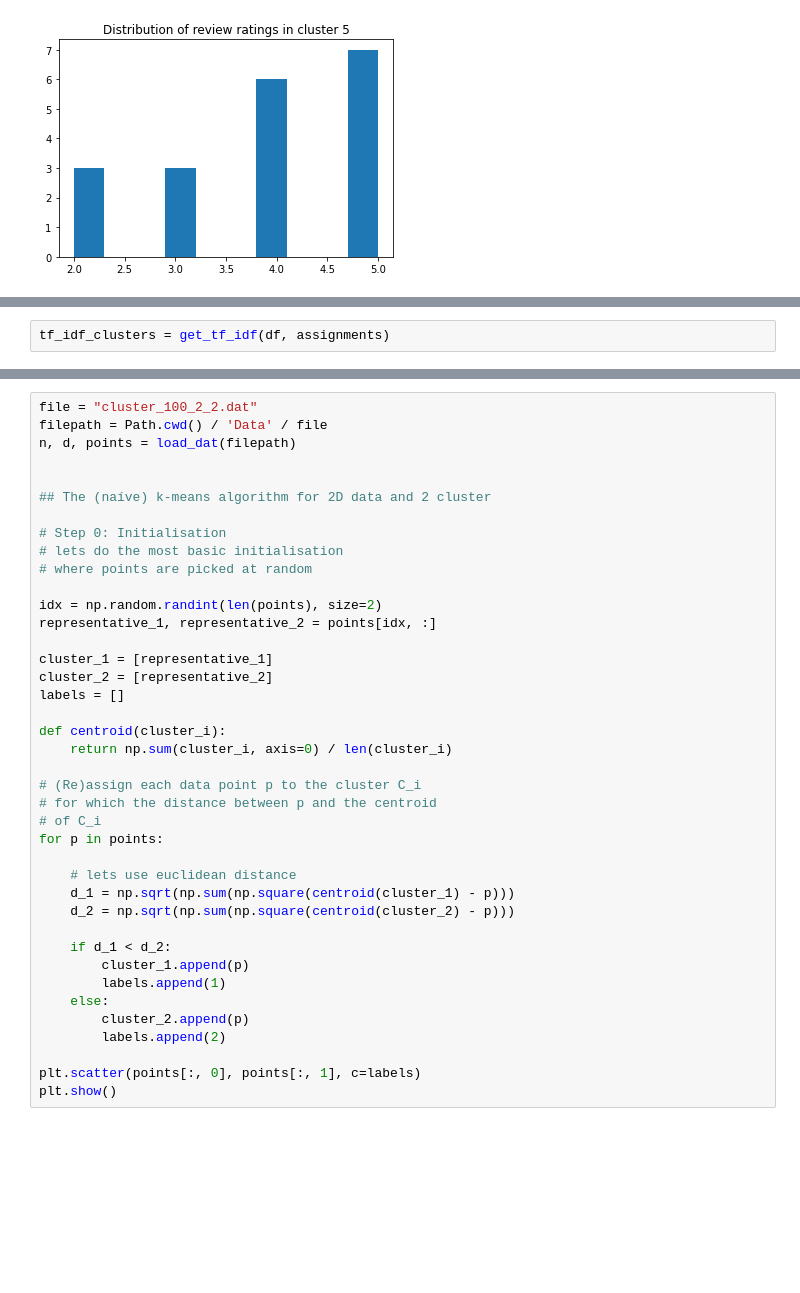
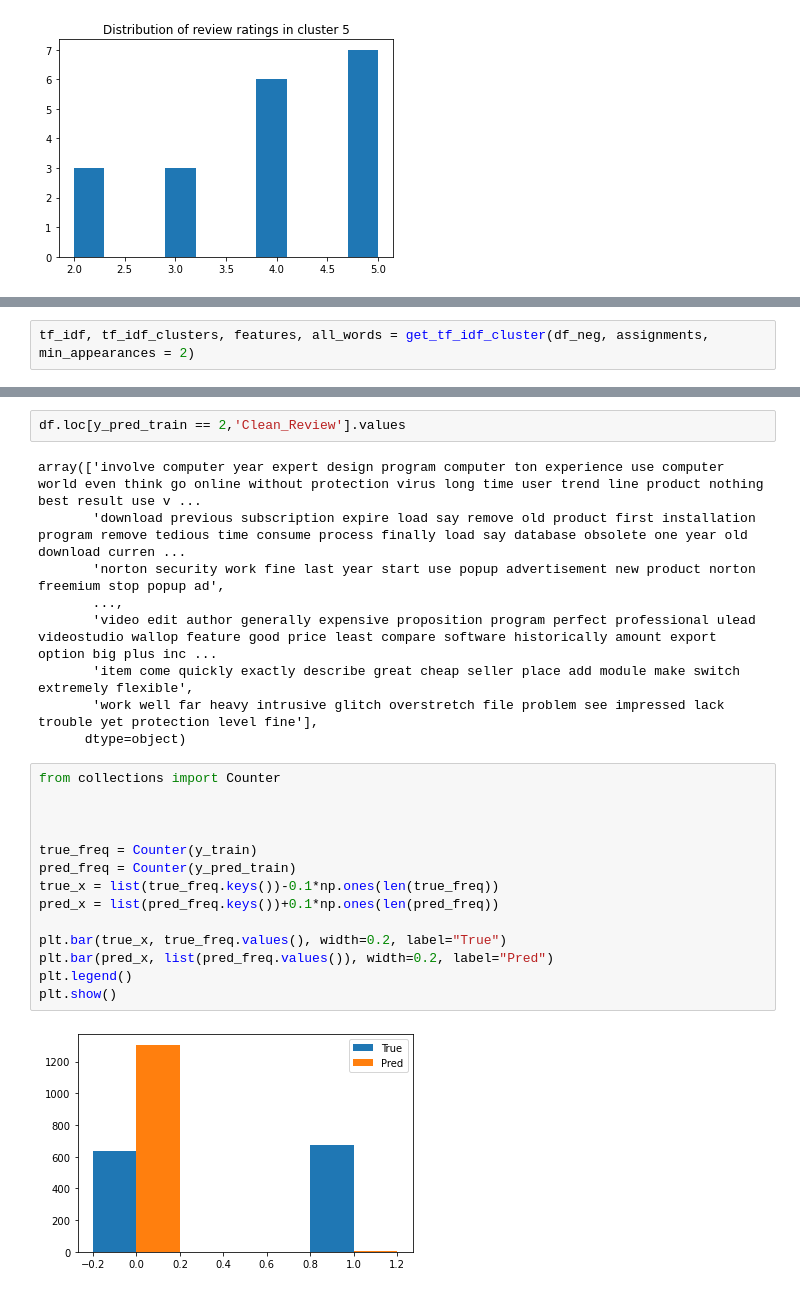
Before and after one commit to ZiyuZhang1/computational-tools-for-DS, a Jupyter notebook: lsh.ipynb, the cells around one changed output, grey strips where cells are left out. Drawn from its saved outputs; the diff is of its cells as text; blank space fills up the shorter version.

```diff
--- a/lsh.ipynb
+++ b/lsh.ipynb
@@ -400,2 +394,2 @@ for i in range(len(df.index)):
 # %%
-tf_idf_clusters = get_tf_idf(df, assignments)
+tf_idf, tf_idf_clusters, features, all_words = get_tf_idf_cluster(df_neg, assignments, min_appearances = 2)
@@ -434,40 +474,27 @@ n_clusters
+# %%
+df.loc[y_pred_train == 2,'Clean_Review'].values
+# %% [output]
+array(['involve computer year expert design program computer ton experience use computer world even think go online without protection virus long time user trend line product nothing best result use v ...
+       'download previous subscription expire load say remove old product first installation program remove tedious time consume process finally load say database obsolete one year old download curren ...
+       'norton security work fine last year start use popup advertisement new product norton freemium stop popup ad',
+       ...,
+       'video edit author generally expensive proposition program perfect professional ulead videostudio wallop feature good price least compare software historically amount export option big plus inc ...
+       'item come quickly exactly describe great cheap seller place add module make switch extremely flexible',
+       'work well far heavy intrusive glitch overstretch file problem see impressed lack trouble yet protection level fine'],
+      dtype=object)
 # %%
-file = "cluster_100_2_2.dat"
-filepath = Path.cwd() / 'Data' / file
-n, d, points = load_dat(filepath)
+from collections import Counter
 
 
-## The (naíve) k-means algorithm for 2D data and 2 cluster
 
-# Step 0: Initialisation
-# lets do the most basic initialisation
-# where points are picked at random
+true_freq = Counter(y_train)
+pred_freq = Counter(y_pred_train)
+true_x = list(true_freq.keys())-0.1*np.ones(len(true_freq))
+pred_x = list(pred_freq.keys())+0.1*np.ones(len(pred_freq))
 
-idx = np.random.randint(len(points), size=2)
-representative_1, representative_2 = points[idx, :]
-
-cluster_1 = [representative_1]
-cluster_2 = [representative_2]
-labels = []
-
-def centroid(cluster_i):
-    return np.sum(cluster_i, axis=0) / len(cluster_i)
-
-# (Re)assign each data point p to the cluster C_i
-# for which the distance between p and the centroid
-# of C_i
-for p in points:
-
-    # lets use euclidean distance
-    d_1 = np.sqrt(np.sum(np.square(centroid(cluster_1) - p)))
-    d_2 = np.sqrt(np.sum(np.square(centroid(cluster_2) - p)))
-
-    if d_1 < d_2:
-        cluster_1.append(p)
-        labels.append(1)
-    else:
-        cluster_2.append(p)
-        labels.append(2)
-
-plt.scatter(points[:, 0], points[:, 1], c=labels)
+plt.bar(true_x, true_freq.values(), width=0.2, label="True")
+plt.bar(pred_x, list(pred_freq.values()), width=0.2, label="Pred")
+plt.legend()
 plt.show()
+# %% [output]
+[figure, added]
```
Also changed, not shown: parts of 40 cells of this notebook.
